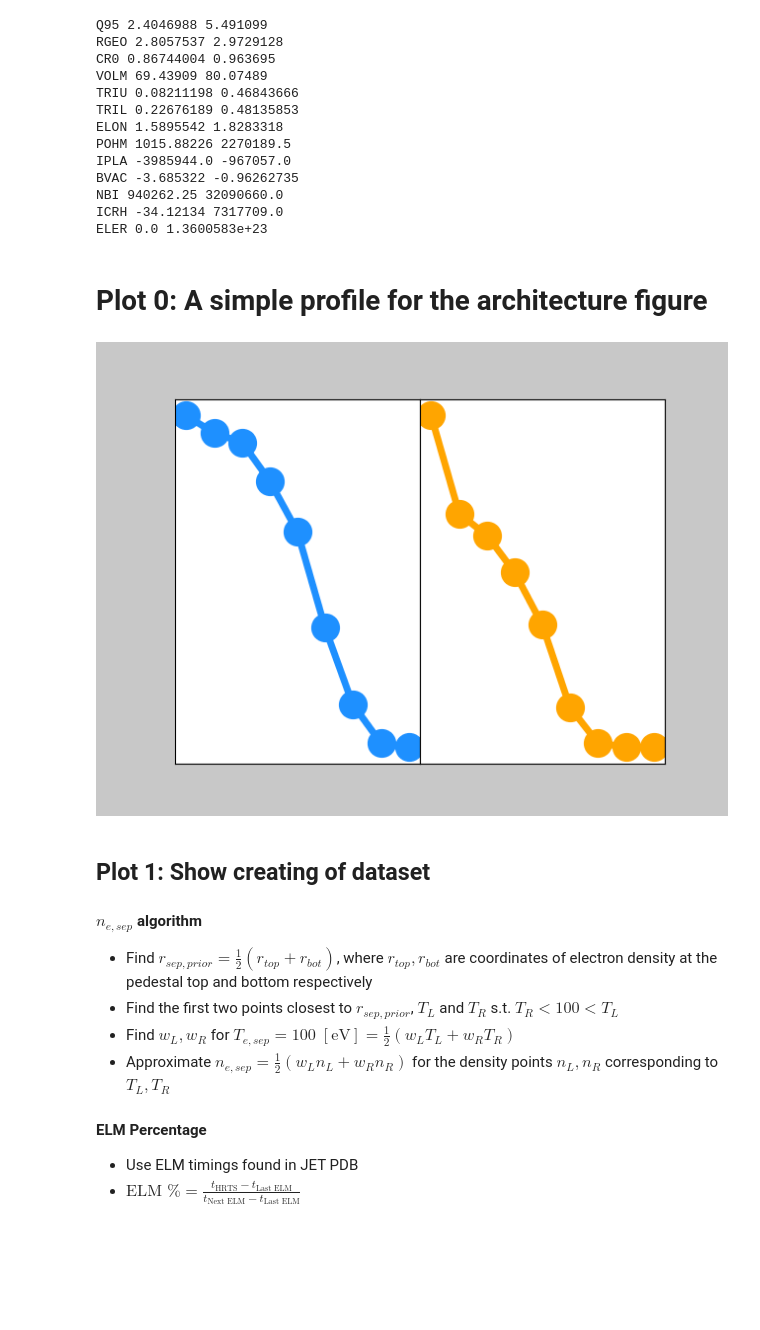
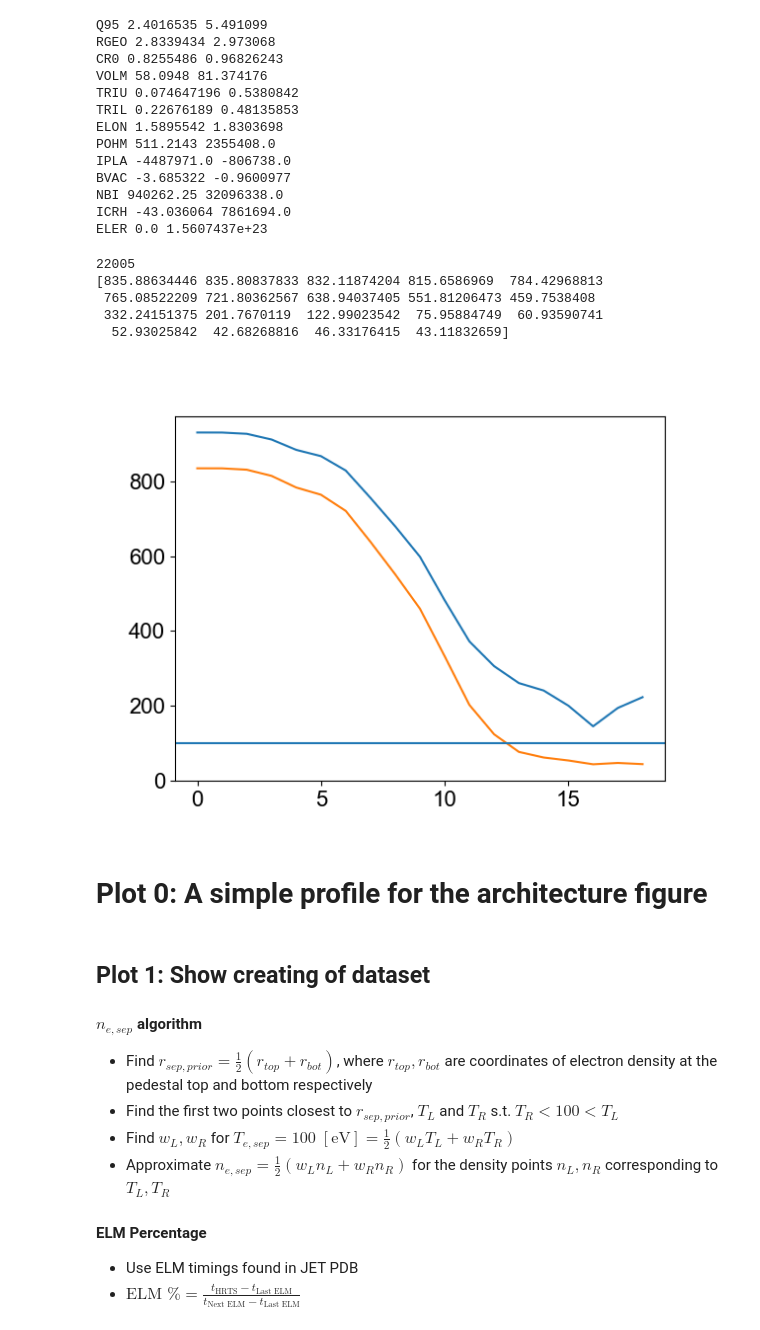
Before and after one commit to fusionby2030/moxie, a Jupyter notebook: experiments/PSI_22/Relevant_Plots.ipynb, the cells around one changed output. Drawn from its saved outputs; the diff is of its cells as text; code cells hidden in the pictures; blank space fills up the shorter version.

```diff
--- a/experiments/PSI_22/Relevant_Plots.ipynb
+++ b/experiments/PSI_22/Relevant_Plots.ipynb
@@ -35,9 +35,9 @@ mpl.rcParams['font.family'] = 'Arial'
 %matplotlib widget
 cm = 1/2.54
 
-with open('../../../moxie/data/processed/cleaned_pulse_dict_230522.pickle', 'rb') as file:
+with open('../../../moxie/data/processed/cleaned_pulse_dict_270522_not_sandbox.pickle', 'rb') as file:
     cleaned_dict = pickle.load(file)
-with open('../../../moxie/data/processed/cleaned_ml_ready_dict_230522.pickle', 'rb') as file:
+with open('../../../moxie/data/processed/cleaned_ml_ready_dict_270522_not_sandbox.pickle', 'rb') as file:
     ml_dict = pickle.load(file)
 with open('../../data/raw/new_elm_timings_catch.pickle', 'rb') as file:
     JET_ELM_TIMINGS = pickle.load(file)
@@ -58,19 +58,46 @@ min_mps, max_mps = np.min(np.vstack([min_train_mps, min_val_mps, min_test_mps]),
 for lab, min_val, max_val, in zip(LABEL, min_mps, max_mps):
     print(lab, min_val, max_val)
 # %% [output]
-Q95 2.4046988 5.491099
-RGEO 2.8057537 2.9729128
-CR0 0.86744004 0.963695
-VOLM 69.43909 80.07489
-TRIU 0.08211198 0.46843666
+Q95 2.4016535 5.491099
+RGEO 2.8339434 2.973068
+CR0 0.8255486 0.96826243
+VOLM 58.0948 81.374176
+TRIU 0.074647196 0.5380842
 TRIL 0.22676189 0.48135853
-ELON 1.5895542 1.8283318
-POHM 1015.88226 2270189.5
-IPLA -3985944.0 -967057.0
-BVAC -3.685322 -0.96262735
-NBI 940262.25 32090660.0
-ICRH -34.12134 7317709.0
-ELER 0.0 1.3600583e+23
+ELON 1.5895542 1.8303698
+POHM 511.2143 2355408.0
+IPLA -4487971.0 -806738.0
+BVAC -3.685322 -0.9600977
+NBI 940262.25 32096338.0
+ICRH -43.036064 7861694.0
+ELER 0.0 1.5607437e+23
+# %%
+ml_train_ts = ml_dict['train']['profiles'][:, 1, :]
+ml_train_ts_subset = ml_train_ts[ml_train_ts[:, -1] < 1000]
+ml_train_ts_subset = ml_train_ts_subset[ml_train_ts_subset[:, -2] < 1000]
+ml_train_ts_subset = ml_train_ts_subset[ml_train_ts_subset[:, -3] < 1000]
+ml_train_ts_subset = ml_train_ts_subset[ml_train_ts_subset[:, -4] < 1000]
+ml_train_ts_subset = ml_train_ts_subset[ml_train_ts_subset[:, -5] < 1000]
+ml_train_ts_subset = ml_train_ts_subset[ml_train_ts_subset[:, -6] < 1000]
+ml_train_ts_subset = ml_train_ts_subset[ml_train_ts_subset[:, -7] < 1000]
+ml_train_ts_subset = ml_train_ts_subset[ml_train_ts_subset[:, -8] < 1000]
+print(len(ml_train_ts_subset))
+# ml_val_mps = ml_dict['val']['mps'][ml_dict['val']['mps'][:, -6] > 0]
+# ml_test_mps = ml_dict['test']['mps'][ml_dict['test']['mps'][:, -6] > 0]
+plt.close('all')
+print(np.mean(ml_train_ts_subset, 0))
+
+plt.plot(np.mean(ml_train_ts, 0))
+plt.plot(np.mean(ml_train_ts_subset, 0))
+plt.axhline(100)
+plt.show()
+# %% [output]
+22005
+[835.88634446 835.80837833 832.11874204 815.6586969  784.42968813
+ 765.08522209 721.80362567 638.94037405 551.81206473 459.7538408
+ 332.24151375 201.7670119  122.99023542  75.95884749  60.93590741
+  52.93025842  42.68268816  46.33176415  43.11832659]
+[figure, added]
 # %% [markdown]
 # Plot 0: A simple profile for the architecture figure
 # %%
@@ -95,8 +122,6 @@ fig.patch.set_facecolor('#c8c8c8ff')
 
 plt.savefig('/home/kitadam/ENR_Sven/moxie/docs/source/poster/plot_for_arch.png', transparent=True)
 plt.show()
-# %% [output]
-[figure, removed]
 # %% [markdown]
 ## Plot 1: Show creating of dataset
 
```
Also changed, not shown: parts of 12 cells of this notebook, 5 other files.
